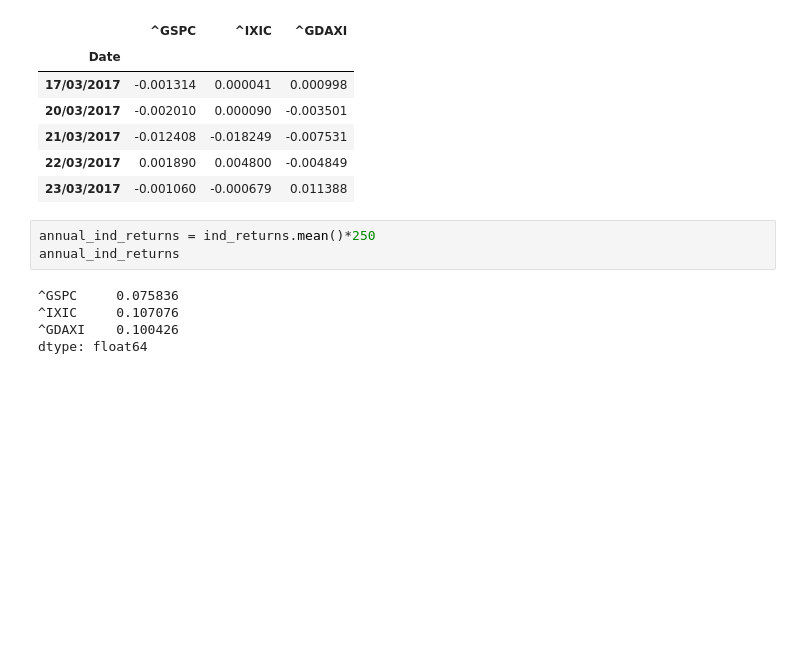
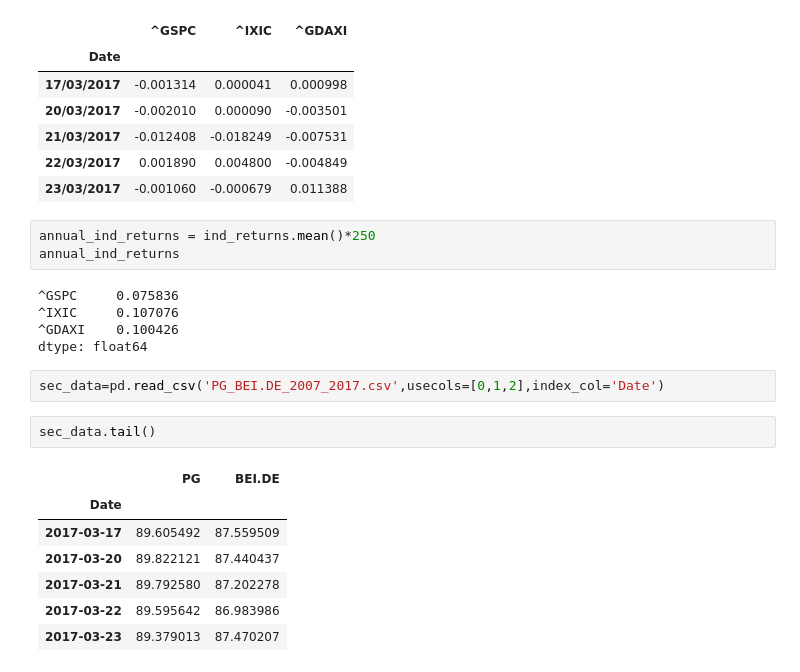
Before and after one commit to oscaralejandro1907/side-projects, a Jupyter notebook: Python-for-Finance/rate_of_return_portfolio.ipynb, the cells around one changed output. Cells and saved outputs as stored; diff of their text form; blank space fills up the shorter version.

```diff
--- a/Python-for-Finance/rate_of_return_portfolio.ipynb
+++ b/Python-for-Finance/rate_of_return_portfolio.ipynb
@@ -176,3 +176,15 @@ annual_ind_returns
 ^IXIC     0.107076
 ^GDAXI    0.100426
 dtype: float64
+# %%
+sec_data=pd.read_csv('PG_BEI.DE_2007_2017.csv',usecols=[0,1,2],index_col='Date')
+# %%
+sec_data.tail()
+# %% [output]
+|  | PG | BEI.DE |
+| Date |  |  |
+| 2017-03-17 | 89.605492 | 87.559509 |
+| 2017-03-20 | 89.822121 | 87.440437 |
+| 2017-03-21 | 89.792580 | 87.202278 |
+| 2017-03-22 | 89.595642 | 86.983986 |
+| 2017-03-23 | 89.379013 | 87.470207 |
```
Also changed, not shown: parts of 11 cells of this notebook.
